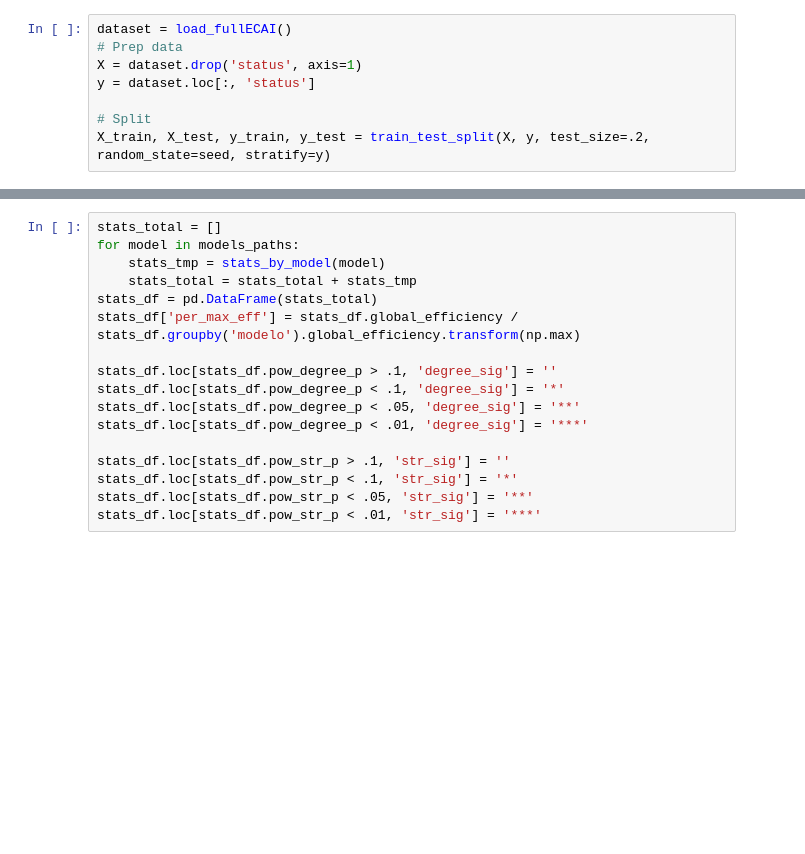
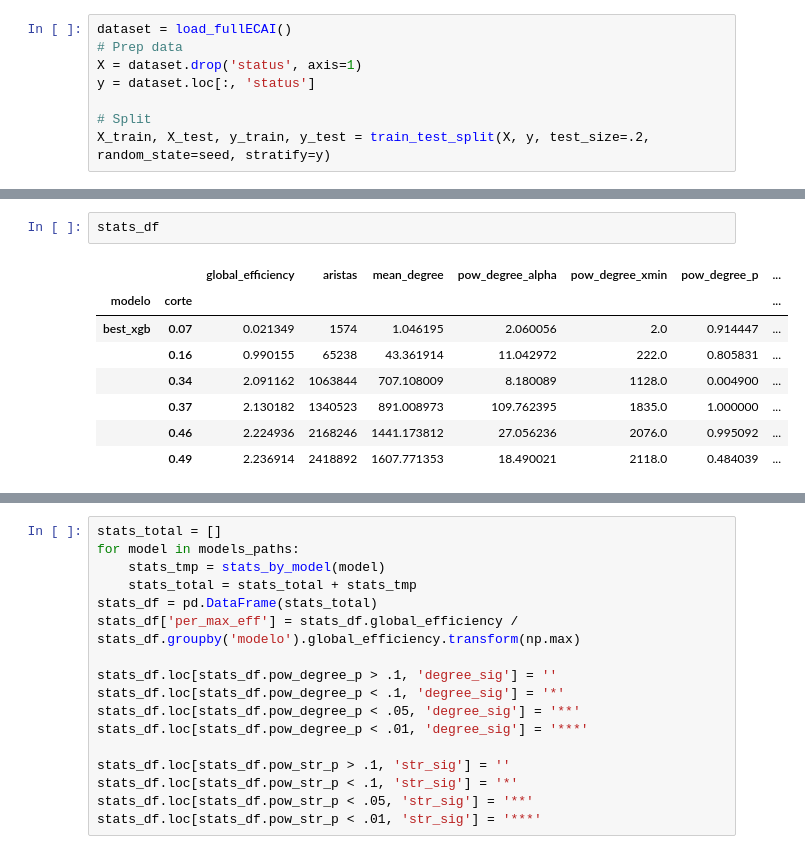
Before and after one commit to AzaelCC/Credit-Risk-Explainable-ML, a Jupyter notebook: src/GraphAnalysis_jobs/SummaryTable.ipynb, the cells around one changed output, grey strips where cells are left out. Cells and saved outputs as stored; diff of their text form; blank space fills up the shorter version.

```diff
--- a/src/GraphAnalysis_jobs/SummaryTable.ipynb
+++ b/src/GraphAnalysis_jobs/SummaryTable.ipynb
@@ -160,3 +191,14 @@ KeyboardInterrupt:
+# %%
+stats_df
+# %% [output]
+|  |  | global_efficiency | aristas | mean_degree | pow_degree_alpha | pow_degree_xmin | pow_degree_p | ... |
+| modelo | corte |  |  |  |  |  |  | ... |
+| best_xgb | 0.07 | 0.021349 | 1574 | 1.046195 | 2.060056 | 2.0 | 0.914447 | ... |
+|  | 0.16 | 0.990155 | 65238 | 43.361914 | 11.042972 | 222.0 | 0.805831 | ... |
+|  | 0.34 | 2.091162 | 1063844 | 707.108009 | 8.180089 | 1128.0 | 0.004900 | ... |
+|  | 0.37 | 2.130182 | 1340523 | 891.008973 | 109.762395 | 1835.0 | 1.000000 | ... |
+|  | 0.46 | 2.224936 | 2168246 | 1441.173812 | 27.056236 | 2076.0 | 0.995092 | ... |
+|  | 0.49 | 2.236914 | 2418892 | 1607.771353 | 18.490021 | 2118.0 | 0.484039 | ... |
 # %%
 for model in models_paths:
     model_folder = '/'.join(model.split('/')[:-1])
```
Also changed, not shown: parts of 6 cells of this notebook.
